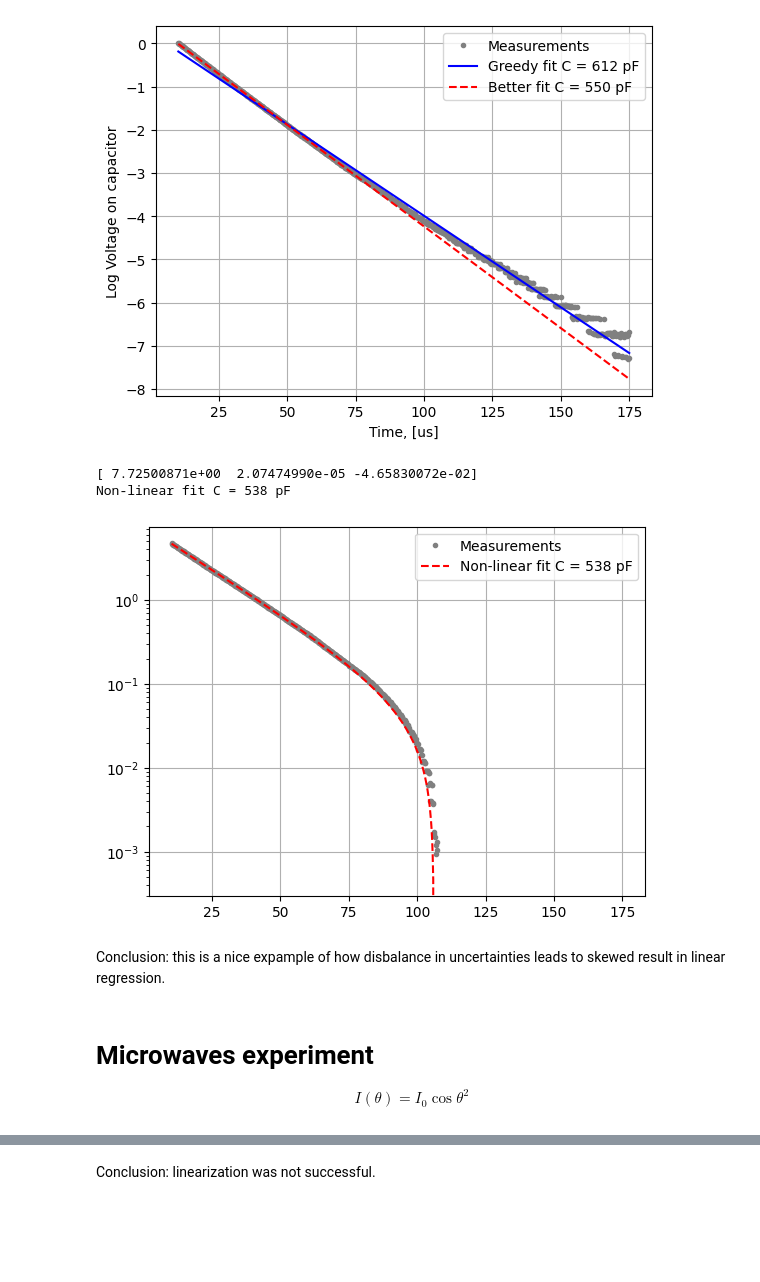
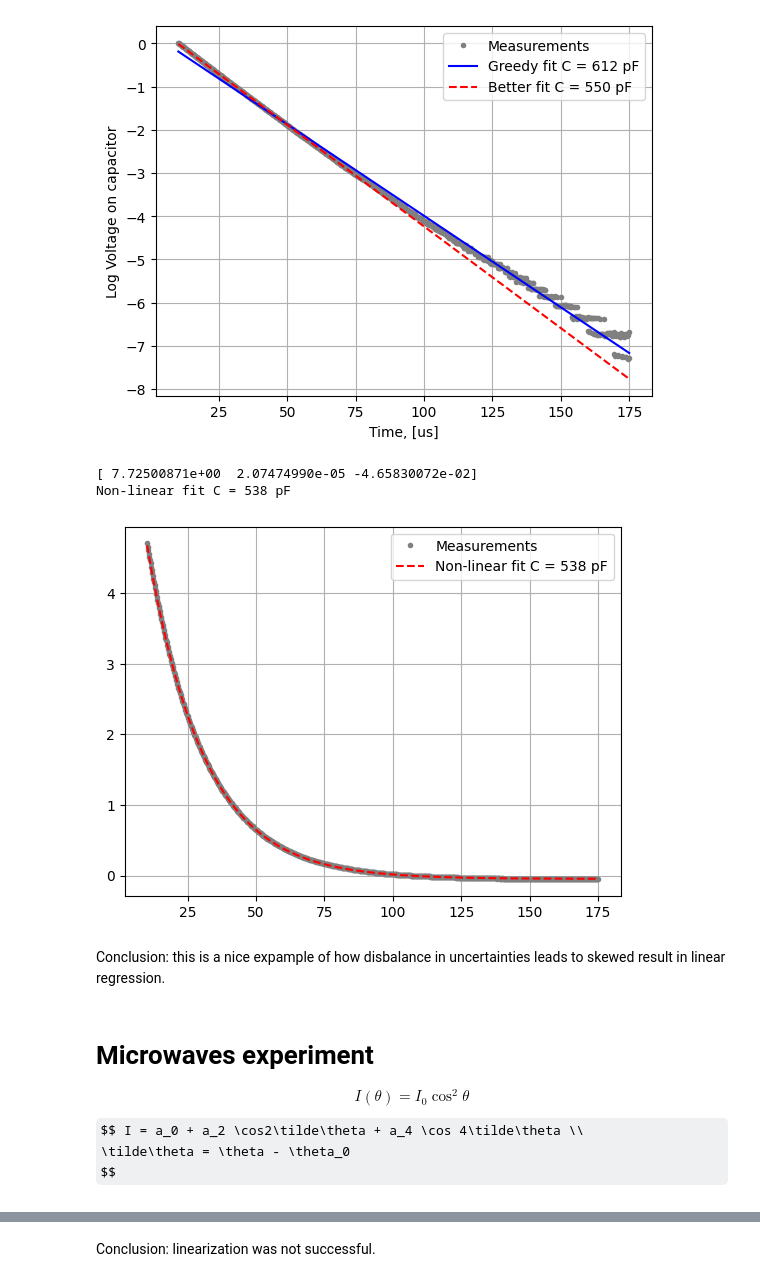
Before and after one commit to evgeny-kolonsky/summer_seminar, a Jupyter notebook: Seminar_part3.ipynb, the cells around one changed output, grey strips where cells are left out. Drawn from its saved outputs; the diff is of its cells as text; code cells hidden in the pictures; some formulas as TeX source; blank space fills up the shorter version.

```diff
--- a/Seminar_part3.ipynb
+++ b/Seminar_part3.ipynb
@@ -237,33 +271,37 @@ plt.grid()
 # %%
 # what if we try non-linear fit?
 
 def model(t, V0, tau, offset):
   return V0 * np.exp(-t/tau) + offset
 
 initial = [5, 25e-6, -0.06]
 x_scale = [1, 1e10, 1]
 
 parameters, _ = curve_fit(model, t[discharge_period], Vc[discharge_period], p0=initial)
 print(parameters)
 tau = parameters[1]
 C = tau / R
 print(f'Non-linear fit C = {C*1e12:.0f} pF')
 plt.plot(t[discharge_period]*1e6, Vc[discharge_period], '.', label='Measurements', color='gray')
 plt.plot(t[discharge_period]*1e6, model(t[discharge_period], *parameters),
          color='red', ls='--', label=f'Non-linear fit C = {C*1e12:.0f} pF')
 plt.legend()
 plt.grid()
-plt.yscale('log')
+#plt.yscale('log')
 # %% [output]
 [ 7.72500871e+00  2.07474990e-05 -4.65830072e-02]
 Non-linear fit C = 538 pF
-[figure, old version]
+[figure, new version]
 # %% [markdown]
 Conclusion: this is a nice expample of how disbalance in uncertainties leads to skewed result in linear regression.
 # %% [markdown]
 # Microwaves experiment
 
-$$ I(\theta) = I_0 \cos \theta^2 $$
+$$ I(\theta) = I_0 \cos^2 \theta $$
+
+$$ I = a_0 + a_2 \cos2\tilde\theta + a_4 \cos 4\tilde\theta \\
+ \tilde\theta = \theta - \theta_0
+$$
 # %%
 data = '''
 # theta1, Voltage [V]
```
Also changed, not shown: parts of 9 cells of this notebook.
